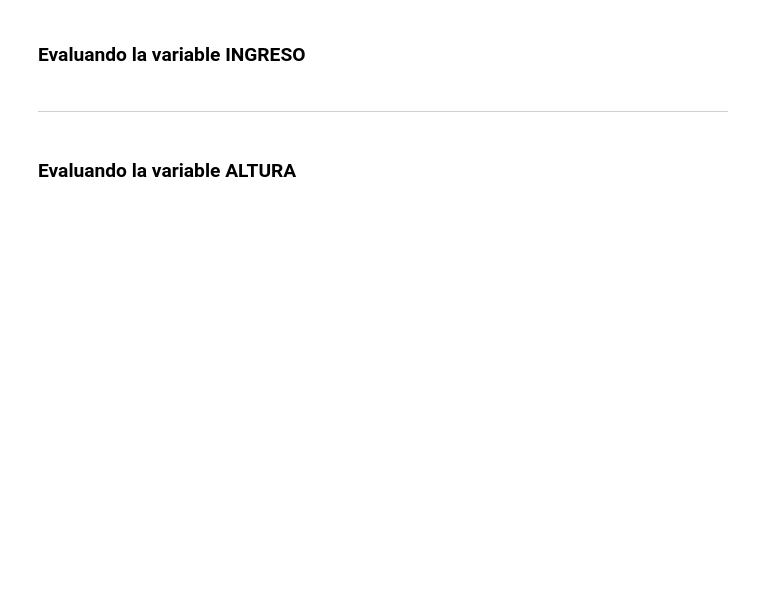
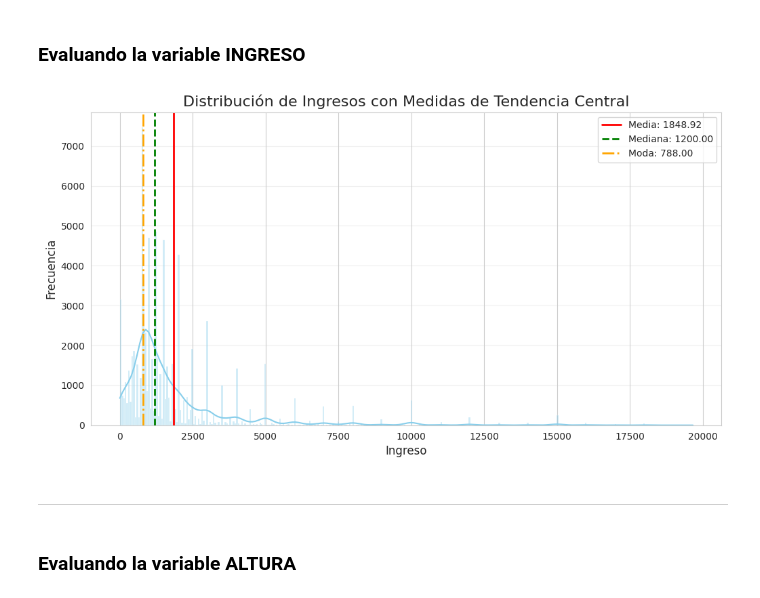
Before and after one commit to mikeismerio/estadistica_python, a Jupyter notebook: Curso_de_Estadística_con_Python_1.ipynb, the cells around one changed output. Cells and saved outputs as stored; diff of their text form; code cells hidden in the pictures; blank space fills up the shorter version.

Commit message:
Media mediana y moda

```diff
--- a/Curso_de_Estadística_con_Python_1.ipynb
+++ b/Curso_de_Estadística_con_Python_1.ipynb
@@ -529,6 +599,44 @@ La moda se puede definir como el valor más frecuente de un conjunto de datos. L
 <img src='https://caelum-online-public.s3.amazonaws.com/ESP-1752-estadistica-con-python-parte1/img004.png' width='80%'>
 # %% [markdown]
 ### Evaluando la variable INGRESO
+# %%
+import matplotlib.pyplot as plt
+import seaborn as sns
+
+# 1. Preparamos los datos filtrados primero
+# Es importante calcular la media/mediana SÓLO de los datos que vas a graficar
+subset = datos.query('Ingreso < 20000')
+
+media = subset['Ingreso'].mean()
+mediana = subset['Ingreso'].median()
+moda = subset['Ingreso'].mode()[0] # La moda devuelve una Serie, tomamos el 1er valor
+
+# 2. Configurar el lienzo
+plt.figure(figsize=(12, 6))
+
+# 3. Dibujar el Histograma
+sns.histplot(data=subset, x='Ingreso', kde=True, color='skyblue', alpha=0.4)
+
+# 4. Agregar las líneas verticales (Media, Mediana, Moda)
+# Media (Rojo, línea continua)
+plt.axvline(x=media, color='red', linestyle='-', linewidth=2, label=f'Media: {media:.2f}')
+
+# Mediana (Verde, línea punteada)
+plt.axvline(x=mediana, color='green', linestyle='--', linewidth=2, label=f'Mediana: {mediana:.2f}')
+
+# Moda (Naranja, línea de puntos y guiones)
+plt.axvline(x=moda, color='orange', linestyle='-.', linewidth=2, label=f'Moda: {moda:.2f}')
+
+# 5. Detalles finales
+plt.title('Distribución de Ingresos con Medidas de Tendencia Central', fontsize=16)
+plt.xlabel('Ingreso', fontsize=12)
+plt.ylabel('Frecuencia', fontsize=12)
+plt.legend() # Muestra el cuadro con los nombres de las líneas
+plt.grid(axis='y', alpha=0.3)
+
+plt.show()
+# %% [output]
+[figure, added]
 # %% [markdown]
 ***
 # %% [markdown]
```
Also changed, not shown: parts of 14 cells of this notebook.
